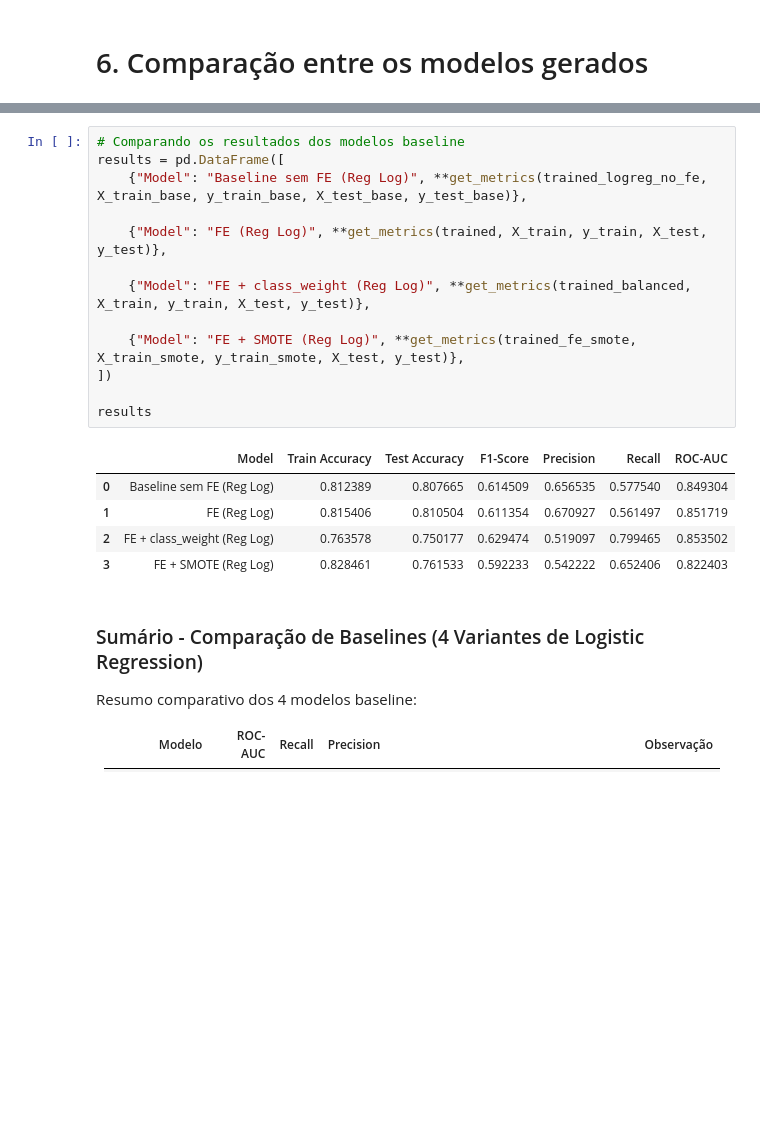
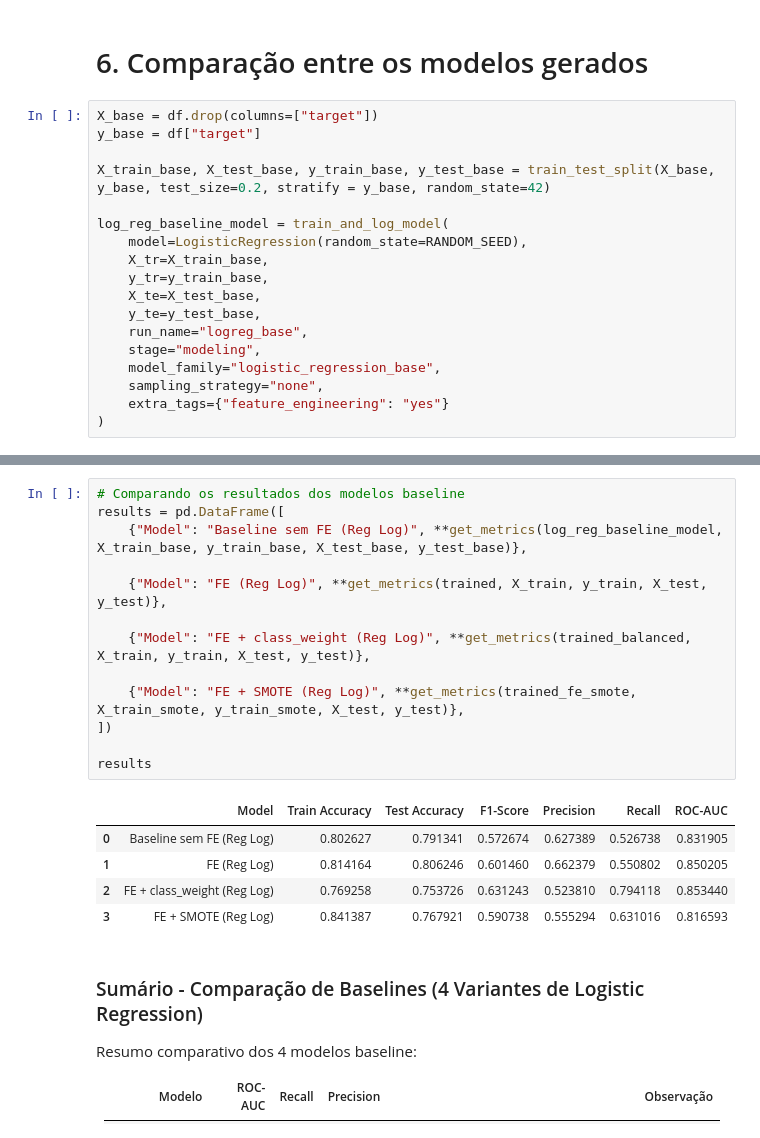
Before and after one commit to fiap-postech-ml-engineering/ml-churn-prediction, a Jupyter notebook: notebooks/02_baselines.ipynb, the cells around one changed output, grey strips where cells are left out. Saved outputs shown, nothing was run; the diff lists cells and outputs as text; blank space fills up the shorter version.

Commit message:
feature: correção e melhoras de performance nas métricas dos modelos baseline

```diff
--- a/notebooks/02_baselines.ipynb
+++ b/notebooks/02_baselines.ipynb
@@ -680,3 +638,21 @@ Comparação com class_weight:
 Ambas as estratégias são válidas; a escolha depende da disponibilidade computacional.
 # %% [markdown]
 # 6. Comparação entre os modelos gerados
+# %%
+X_base = df.drop(columns=["target"])
+y_base = df["target"]
+
+X_train_base, X_test_base, y_train_base, y_test_base = train_test_split(X_base, y_base, test_size=0.2, stratify = y_base, random_state=42)
+
+log_reg_baseline_model = train_and_log_model(
+    model=LogisticRegression(random_state=RANDOM_SEED),
+    X_tr=X_train_base,
+    y_tr=y_train_base,
+    X_te=X_test_base,
+    y_te=y_test_base,
+    run_name="logreg_base",
+    stage="modeling",
+    model_family="logistic_regression_base",
+    sampling_strategy="none",
+    extra_tags={"feature_engineering": "yes"}
+)
@@ -683,22 +668,22 @@ Ambas as estratégias são válidas; a escolha depende da disponibilidade comput
 # %%
 # Comparando os resultados dos modelos baseline
 results = pd.DataFrame([
-    {"Model": "Baseline sem FE (Reg Log)", **get_metrics(trained_logreg_no_fe, X_train_base, y_train_base, X_test_base, y_test_base)},
+    {"Model": "Baseline sem FE (Reg Log)", **get_metrics(log_reg_baseline_model, X_train_base, y_train_base, X_test_base, y_test_base)},
 
     {"Model": "FE (Reg Log)", **get_metrics(trained, X_train, y_train, X_test, y_test)},
 
     {"Model": "FE + class_weight (Reg Log)", **get_metrics(trained_balanced, X_train, y_train, X_test, y_test)},
 
     {"Model": "FE + SMOTE (Reg Log)", **get_metrics(trained_fe_smote, X_train_smote, y_train_smote, X_test, y_test)},
 ])
 
 results
 # %% [output]
 |  | Model | Train Accuracy | Test Accuracy | F1-Score | Precision | Recall | ROC-AUC |
-| 0 | Baseline sem FE (Reg Log) | 0.812389 | 0.807665 | 0.614509 | 0.656535 | 0.577540 | 0.849304 |
-| 1 | FE (Reg Log) | 0.815406 | 0.810504 | 0.611354 | 0.670927 | 0.561497 | 0.851719 |
-| 2 | FE + class_weight (Reg Log) | 0.763578 | 0.750177 | 0.629474 | 0.519097 | 0.799465 | 0.853502 |
-| 3 | FE + SMOTE (Reg Log) | 0.828461 | 0.761533 | 0.592233 | 0.542222 | 0.652406 | 0.822403 |
+| 0 | Baseline sem FE (Reg Log) | 0.802627 | 0.791341 | 0.572674 | 0.627389 | 0.526738 | 0.831905 |
+| 1 | FE (Reg Log) | 0.814164 | 0.806246 | 0.601460 | 0.662379 | 0.550802 | 0.850205 |
+| 2 | FE + class_weight (Reg Log) | 0.769258 | 0.753726 | 0.631243 | 0.523810 | 0.794118 | 0.853440 |
+| 3 | FE + SMOTE (Reg Log) | 0.841387 | 0.767921 | 0.590738 | 0.555294 | 0.631016 | 0.816593 |
 # %% [markdown]
 ### Sumário - Comparação de Baselines (4 Variantes de Logistic Regression)
 
```
Also changed, not shown: parts of 10 cells of this notebook, 2 other files.
